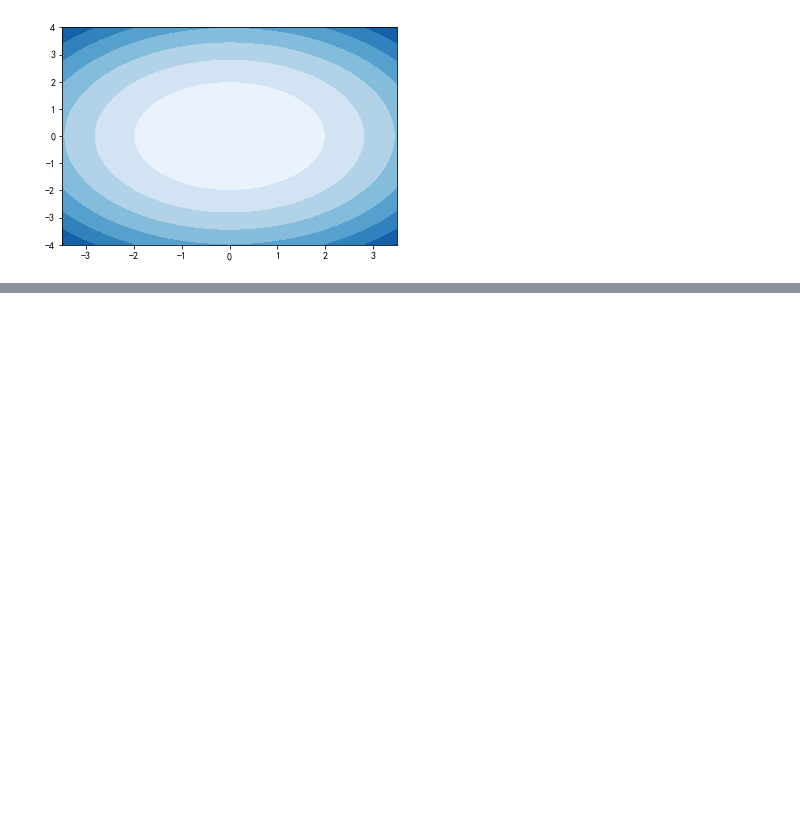
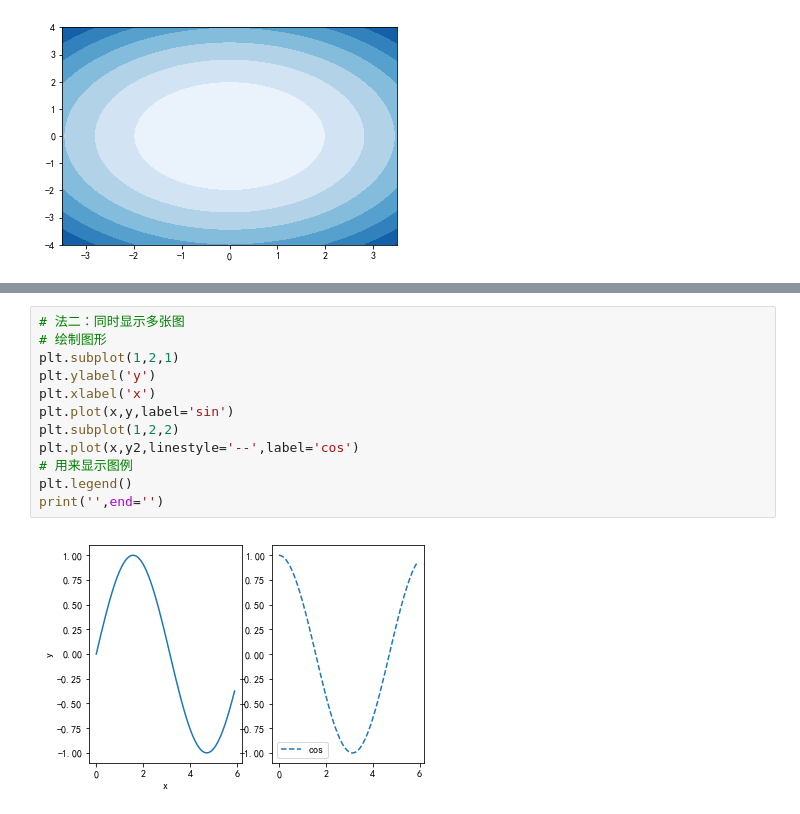
Before and after one commit to ckfanzhe/JupySum, a Jupyter notebook: SumLearn/Elementary/matplotlib.ipynb, the cells around one changed output, grey strips where cells are left out. Drawn from its saved outputs; the diff is of its cells as text; blank space fills up the shorter version.

```diff
--- a/SumLearn/Elementary/matplotlib.ipynb
+++ b/SumLearn/Elementary/matplotlib.ipynb
@@ -55,0 +68,14 @@ print('',end='')
+# %%
+# 法二：同时显示多张图
+# 绘制图形
+plt.subplot(1,2,1)
+plt.ylabel('y')
+plt.xlabel('x')
+plt.plot(x,y,label='sin')
+plt.subplot(1,2,2)
+plt.plot(x,y2,linestyle='--',label='cos')
+# 用来显示图例
+plt.legend()
+print('',end='')
+# %% [output]
+[figure, added]
```
Also changed, not shown: parts of 1 cell of this notebook, 1 other file.
